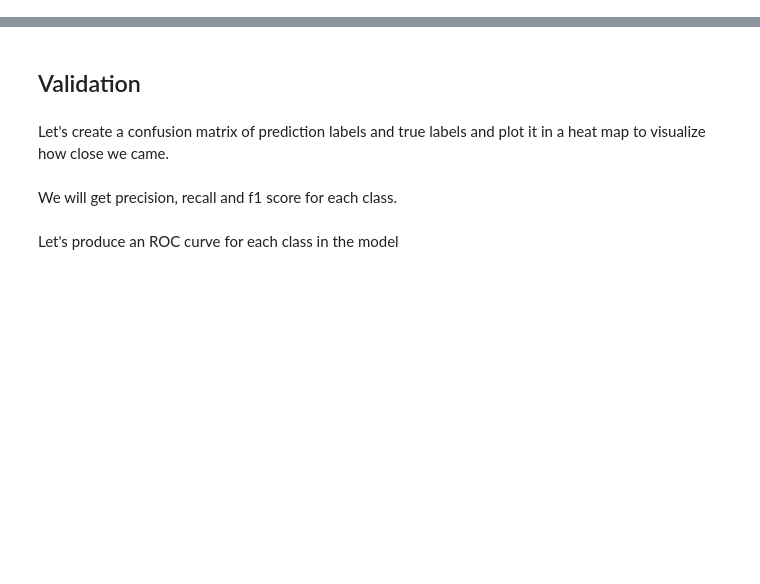
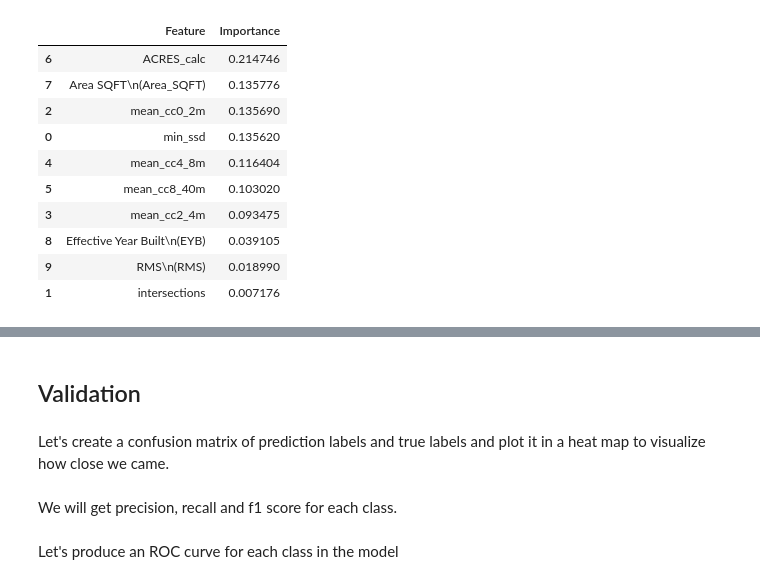
Before and after one commit to bryceayoung/ouray, a Jupyter notebook: workflows/analysis/risk_pred.ipynb, the cells around one changed output, grey strips where cells are left out. Saved outputs shown, nothing was run; the diff lists cells and outputs as text; code cells hidden in the pictures; blank space fills up the shorter version.

```diff
--- a/workflows/analysis/risk_pred.ipynb
+++ b/workflows/analysis/risk_pred.ipynb
@@ -32,0 +178,15 @@ print(classification_report(y_test, y_pred))
+# %%
+from sklearn.model_selection import train_test_split
+
+# Define train-test split function
+def split_data(df):
+    X = df.drop(columns=['Score_Final'])
+    y = df['Score_Final']
+    return train_test_split(X, y, test_size=0.2, random_state=42)
+
+# Apply to all datasets
+X_train1, X_test1, y_train1, y_test1 = split_data(pred1)
+X_train2, X_test2, y_train2, y_test2 = split_data(pred2)
+X_train3, X_test3, y_train3, y_test3 = split_data(pred3)
+X_train4, X_test4, y_train4, y_test4 = split_data(pred4)
+X_train5, X_test5, y_train5, y_test5 = split_data(pred5)
@@ -32,0 +221,22 @@ print(classification_report(y_test, y_pred))
+# %%
+## PRED 2 ##
+
+rf2 = RandomForestRegressor(n_estimators=100, random_state=42)
+rf2.fit(X_train2, y_train2)
+
+importances2 = pd.DataFrame({'Feature': X_train2.columns, 'Importance': rf2.feature_importances_})
+importances2 = importances2.sort_values(by='Importance', ascending=False)
+
+importances2
+# %% [output]
+|  | Feature | Importance |
+| 6 | ACRES_calc | 0.214746 |
+| 7 | Area SQFT\n(Area_SQFT) | 0.135776 |
+| 2 | mean_cc0_2m | 0.135690 |
+| 0 | min_ssd | 0.135620 |
+| 4 | mean_cc4_8m | 0.116404 |
+| 5 | mean_cc8_40m | 0.103020 |
+| 3 | mean_cc2_4m | 0.093475 |
+| 8 | Effective Year Built\n(EYB) | 0.039105 |
+| 9 | RMS\n(RMS) | 0.018990 |
+| 1 | intersections | 0.007176 |
```
Also changed, not shown: parts of 14 cells of this notebook.
